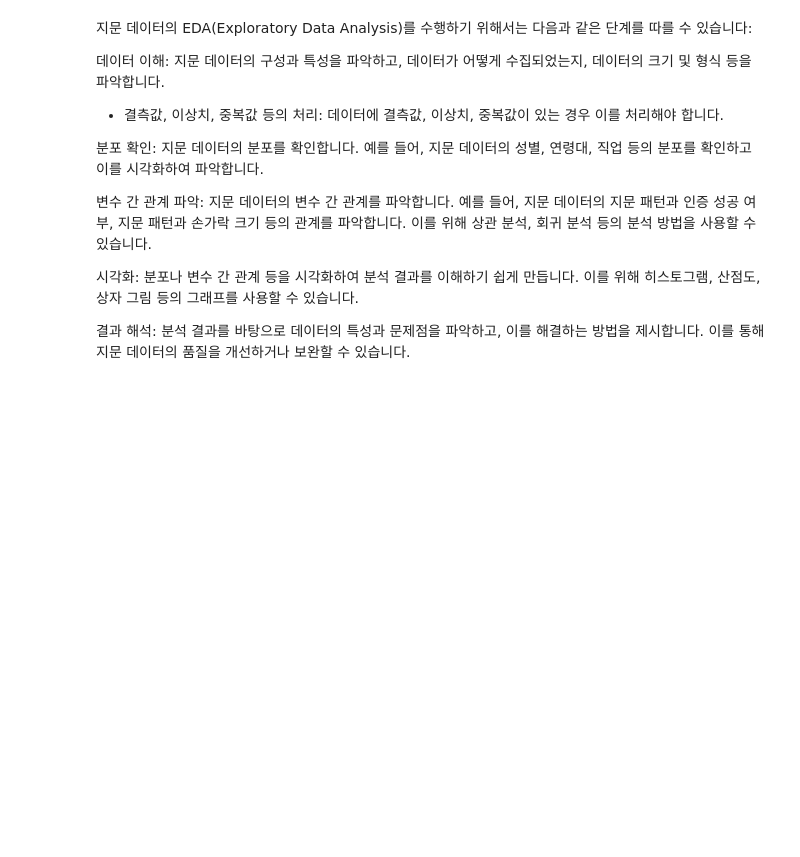
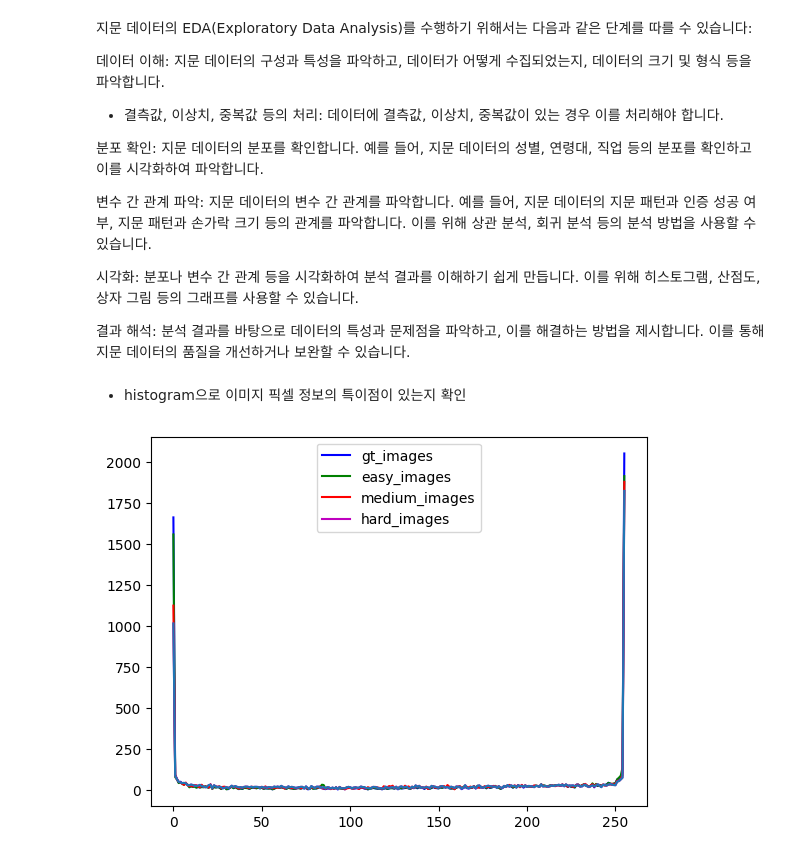
Before and after one commit to HanWoongRyu/study_fingerprint, a Jupyter notebook: DataEDA.ipynb, the cells around one changed output. Saved outputs shown, nothing was run; the diff lists cells and outputs as text; code cells hidden in the pictures; blank space fills up the shorter version.

```diff
--- a/DataEDA.ipynb
+++ b/DataEDA.ipynb
@@ -120,3 +159,23 @@ for i, data in enumerate(zip(altered_easy_images[:3],altered_medium_images[:3],a
 시각화: 분포나 변수 간 관계 등을 시각화하여 분석 결과를 이해하기 쉽게 만듭니다. 이를 위해 히스토그램, 산점도, 상자 그림 등의 그래프를 사용할 수 있습니다.
 
 결과 해석: 분석 결과를 바탕으로 데이터의 특성과 문제점을 파악하고, 이를 해결하는 방법을 제시합니다. 이를 통해 지문 데이터의 품질을 개선하거나 보완할 수 있습니다.
+# %% [markdown]
+- histogram으로 이미지 픽셀 정보의 특이점이 있는지 확인
+# %%
+# Histogram 분석
+
+# 그레이스케일 영상의 히스토그램
+
+total_images = [gt_images,altered_easy_images,altered_medium_images,altered_hard_images]
+c_names = ['b','g','r','m']
+labels = ["gt_images","easy_images","medium_images","hard_images"]
+
+for (p, name,label) in zip(total_images,c_names ,labels):
+    hist = cv2.calcHist(p, [0], None, [256], [0, 256]) #calchist는 이미지를 리스트로도 받아줘서 좋음 :) matplotlib의 hist는 못받아주고 심지어  1차원배열만 받음
+    plt.plot(hist, color=name,label=label)
+
+plt.legend() # 범주 추가 까먹지말자하
+plt.plot(hist)
+plt.show()
+# %% [output]
+[figure, added]
```
Also changed, not shown: parts of 20 cells of this notebook, 2 other files.
